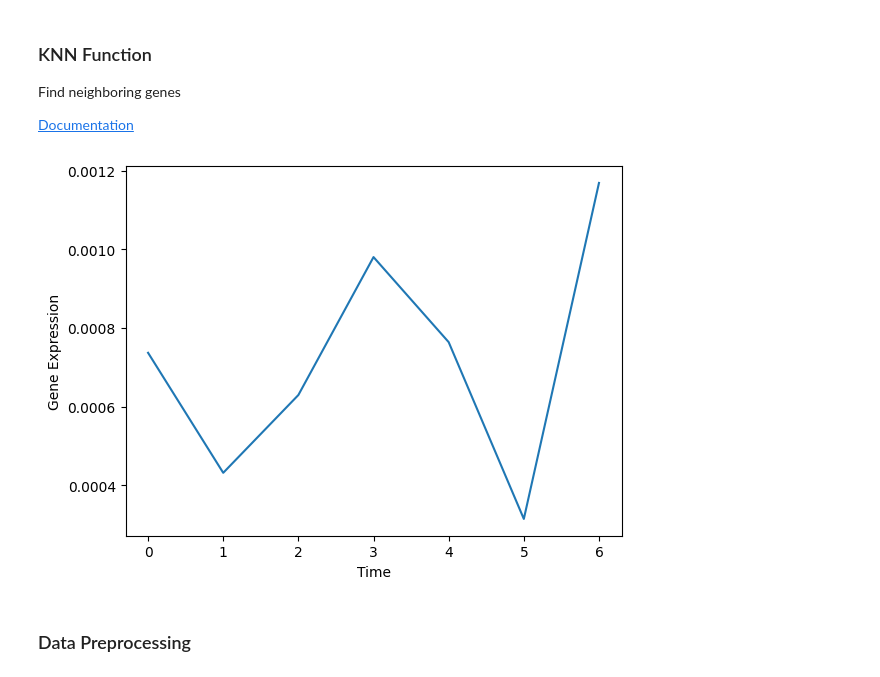
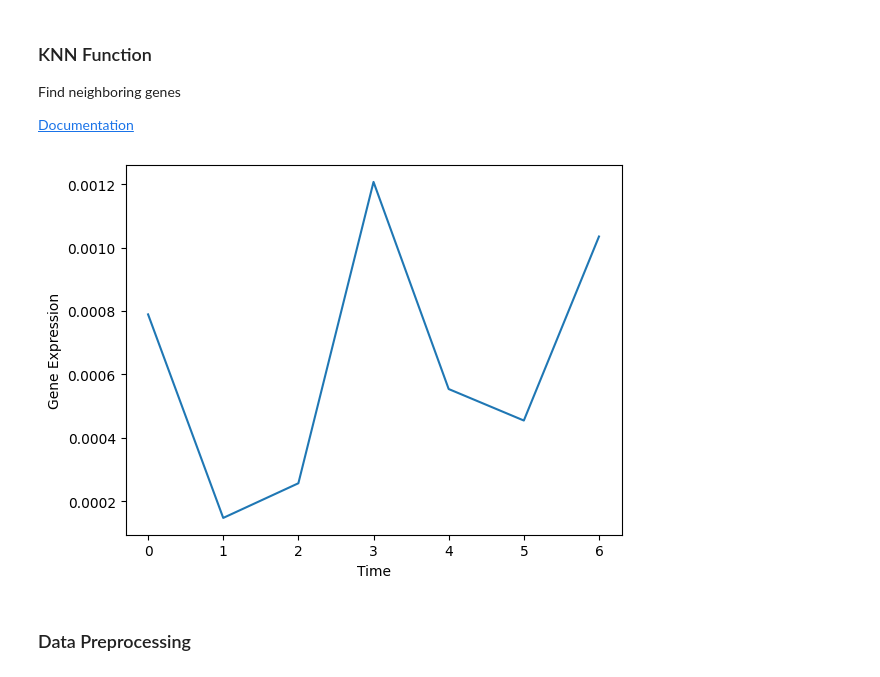
Before and after one commit to Michell203/DingLab, a Jupyter notebook: DLabCode.ipynb, the cells around one changed output. Saved outputs shown, nothing was run; the diff lists cells and outputs as text; code cells hidden in the pictures.

```diff
--- a/DLabCode.ipynb
+++ b/DLabCode.ipynb
@@ -175,7 +162,8 @@ Find neighboring genes
 
 [Documentation](https://scikit-learn.org/stable/modules/generated/sklearn.neighbors.KNeighborsClassifier.html)
 # %%
-neighbors = NearestNeighbors(n_neighbors=11) # k = 11, k-1 neighbors
+# neighbors = NearestNeighbors(n_neighbors=11) # k = 11, k-1 neighbors
+neighbors = NearestNeighbors(n_neighbors=9) # k = 9, k-1 neighbors
 neighbors.fit(bulks_adata.X.T)
 def find_neighbors(g, neighbors_func=neighbors, gene_database=bulks_adata):
   neighbor_arr = neighbors_func.kneighbors([g])
@@ -183,10 +171,10 @@ def find_neighbors(g, neighbors_func=neighbors, gene_database=bulks_adata):
 # %%
 # Check, do the time series looks similar?
 gene_0 = pick_gene(0)
 gene0_neighbors = find_neighbors(gene_0)
-plot_geneseries(pick_gene(gene0_neighbors[2]))
+plot_geneseries(pick_gene(gene0_neighbors[1]))
 # %% [output]
-[figure, old version]
+[figure, new version]
 # %% [markdown]
 ### Data Preprocessing
 # %%
```
Also changed, not shown: parts of 43 cells of this notebook.
